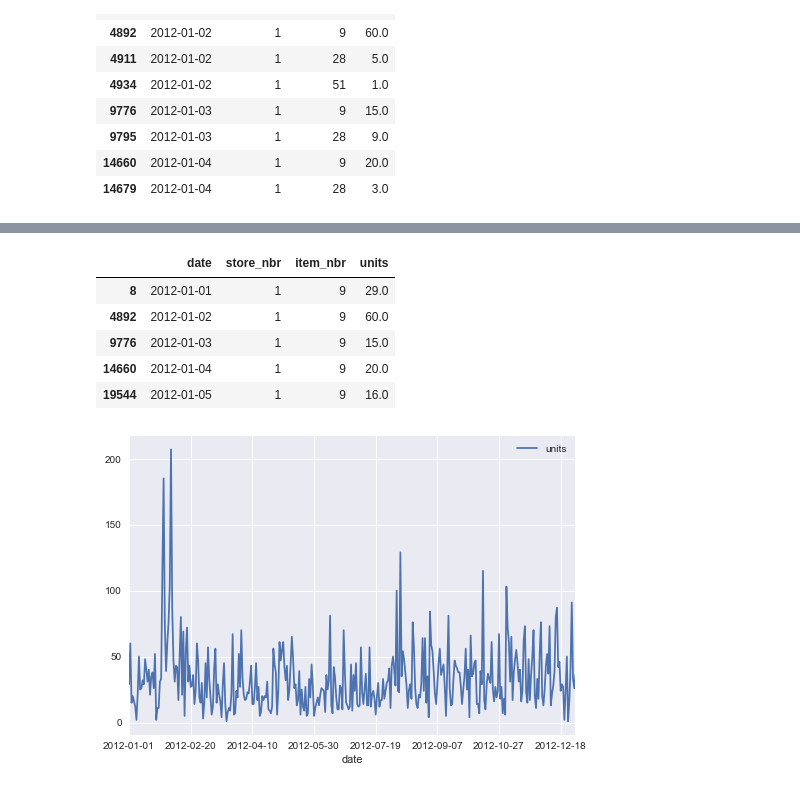
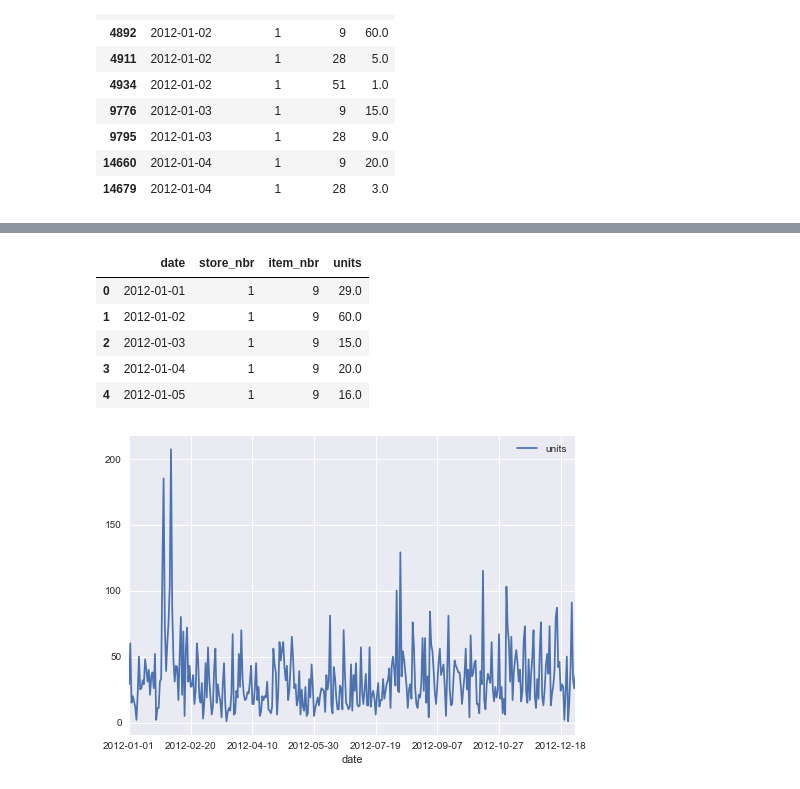
Before and after one commit to vpatel94/springboard, a Jupyter notebook: capstone project/milestone report.ipynb, the cells around one changed output, grey strips where cells are left out. Cells and saved outputs as stored; diff of their text form; code cells hidden in the pictures.

```diff
--- a/capstone project/milestone report.ipynb
+++ b/capstone project/milestone report.ipynb
@@ -95,16 +119,32 @@ I've cleaned up the sales data by sorting by the store number and date respectiv
+# %%
+stores = [1,1,1,1,1,2,2,2,2,2,3,3,3,3,3,4,4,4,4,4,5,5,5,5,5,6,6,6,6,7,7,7,7,7,8,8,8,8,8,9,9,9,9,9,10,10,10,10,10,
+          11,11,11,11,11,12,12,12,12,12,13,13,13,13,13,14,14,14,14,14,15,15,15,15,15,16,16,16,16,16,17,17,17,17,
+          18,18,18,18,19,19,19,19,19,20,20,20,20,20,21,21,21,21,22,22,22,22,22,23,23,23,23,24,24,24,24,24,
+          25,25,25,25,25,26,26,26,27,27,27,27,27,28,28,28,28,29,29,29,29,30,30,30,30,30,31,31,31,31,31,32,32,32,32,32,
+          33,33,33,33,33,34,34,34,34,34,35,35,35,35,35,36,36,36,36,37,37,37,37,37,38,38,38,38,38,39,39,39,39,
+          40,40,40,40,40,41,41,41,41,41,42,42,42,43,43,43,43,43,44,44,44,44,44,45,45,45,45,45]
+items = [9,28,47,93,51,44,5,11,93,85,45,5,109,2,93,9,27,90,97,96,16,37,93,20,32,45,9,107,14,5,23,95,93,7,5,23,93,59,
+         100,45,5,42,93,10,5,37,93,21,86,68,9,110,87,61,16,37,93,79,86,36,5,93,46,104,25,9,15,93,70,45,5,15,93,61,
+         25,16,77,64,93,9,48,37,71,5,37,72,57,16,83,15,69,93,5,41,74,93,18,44,5,109,91,9,68,93,78,54,45,5,56,29,43,6,
+         97,60,76,9,45,81,93,12,45,5,2,9,68,93,21,80,45,5,35,2,45,8,41,56,44,16,13,65,51,45,9,67,98,93,45,9,93,58,19,
+         44,9,92,93,85,45,9,52,31,93,16,66,24,63,50,44,9,30,1,5,45,38,15,53,45,9,52,93,98,36,9,111,103,45,5,55,93,15,
+         16,68,108,93,61,45,5,82,16,37,3,93,73,68,5,93,94,62,9,26,50,4,22]
+top = pd.DataFrame({'store_nbr': stores, 'item_nbr': items,})
+clean_top_sales = pd.merge(clean_sales, top, left_on=['store_nbr','item_nbr'], right_on=['store_nbr', 'item_nbr'])
+clean_top_sales = clean_top_sales.sort_values(by = ['store_nbr', 'date'])
 # %%
-s1sales = clean_sales.loc[clean_sales.store_nbr == 1]
+s1sales = clean_top_sales.loc[clean_top_sales.store_nbr == 1]
 s1_i9 = s1sales.loc[s1sales.item_nbr == 9]
 mask = (s1_i9['date'] >= '2012-01-01') & (s1_i9['date'] < '2013-01-01')
 s1_i9_2012 = s1_i9.loc[mask]
 s1_i9_2012.head()
 # %% [output]
 |  | date | store_nbr | item_nbr | units |
-| 8 | 2012-01-01 | 1 | 9 | 29.0 |
-| 4892 | 2012-01-02 | 1 | 9 | 60.0 |
-| 9776 | 2012-01-03 | 1 | 9 | 15.0 |
-| 14660 | 2012-01-04 | 1 | 9 | 20.0 |
-| 19544 | 2012-01-05 | 1 | 9 | 16.0 |
+| 0 | 2012-01-01 | 1 | 9 | 29.0 |
+| 1 | 2012-01-02 | 1 | 9 | 60.0 |
+| 2 | 2012-01-03 | 1 | 9 | 15.0 |
+| 3 | 2012-01-04 | 1 | 9 | 20.0 |
+| 4 | 2012-01-05 | 1 | 9 | 16.0 |
 # %%
 s1_i9_2012.plot(x='date', y='units', kind='line')
 plt.show()
```
Also changed, not shown: parts of 12 cells of this notebook.
